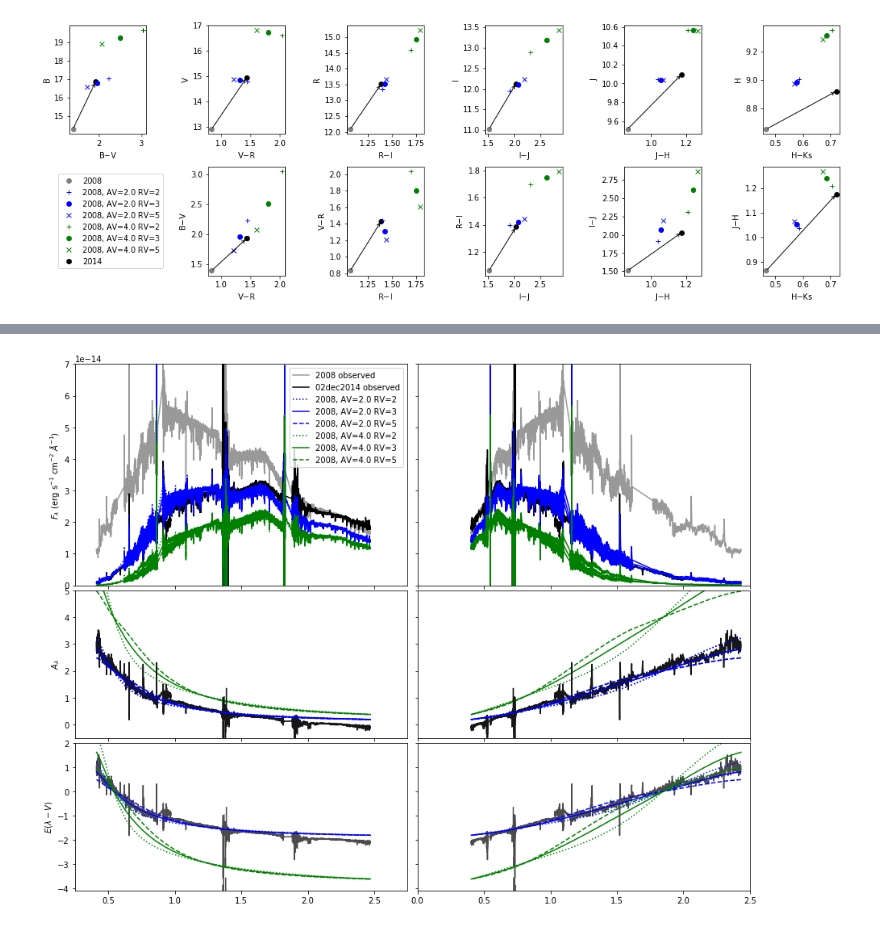
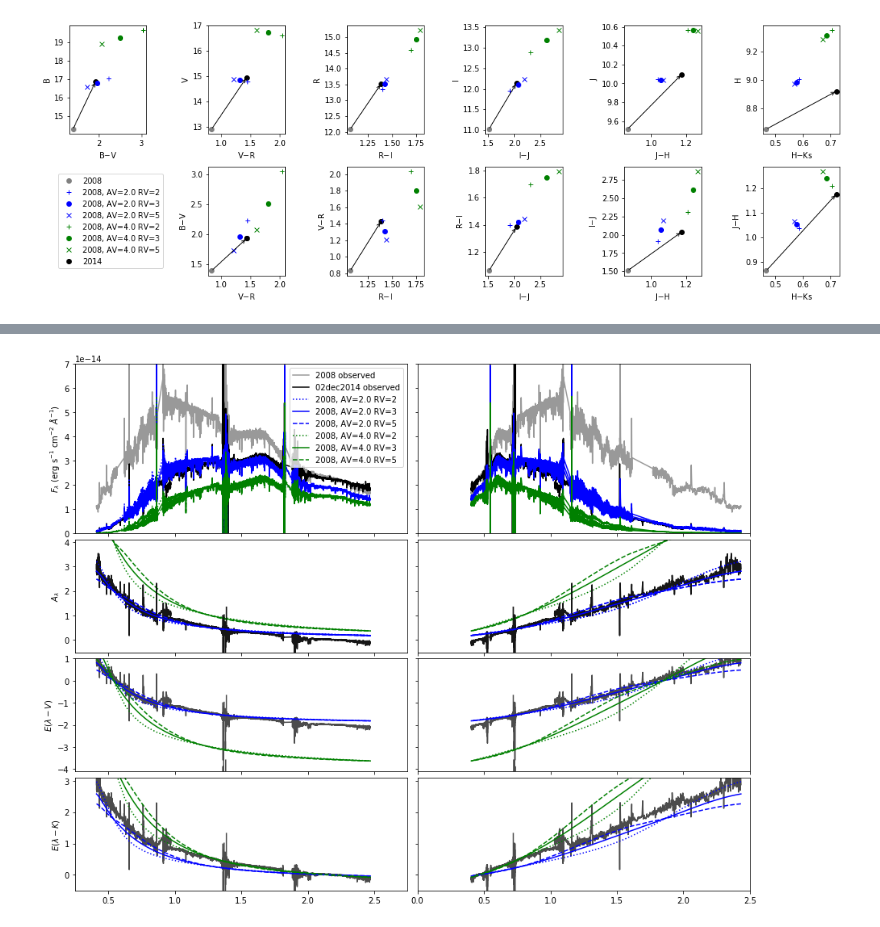
Before and after one commit to krislars/AA_Tau_Covey, a Jupyter notebook: AATau_data.ipynb, the cells around one changed output, grey strips where cells are left out. Drawn from its saved outputs; the diff is of its cells as text; code cells hidden in the pictures.

```diff
--- a/AATau_data.ipynb
+++ b/AATau_data.ipynb
@@ -618,7 +646,6 @@ To recap, there are three scaling tasks for the 2014 data:
 # %%
 from astropy import units as u
 # %%
-IRdata_dec02u = IRdata_dec02    * u.erg / (u.s * u.cm * u.cm * u.AA)
 IRdata_dec02u = IRdata_dec02    * u.erg / (u.s * u.cm * u.cm * u.AA)
 IRdata_dec12u = IRdata_dec12    * u.erg / (u.s * u.cm * u.cm * u.AA)
 IRdata_2008u  = IRdata_2008     * u.erg / (u.s * u.cm * u.cm * u.AA)
@@ -793,7 +820,11 @@ Conclusion: Scale Dec02 by 0.46 -> 1.82 and Dec12 by 0.50 -> 1.97 based on AAVSO
 # %%
 allwav_2008,alldata_2008=np.append(wavelength_2008,IRwavelength_2008),np.append(data_2008,IRdata_2008)
-allwav_dec02,alldata_dec02=np.append(wavelength_dec02,IRwavelength_dec02),np.append(data_dec02,IRdata_dec02)
-allwav_dec12,alldata_dec12=np.append(wavelength_dec12,IRwavelength_dec12),np.append(data_dec12,IRdata_dec12)
+allwav_dec02,alldata_dec02=np.append(wavelength_dec02,IRwavelength_dec02),np.append(data_dec02scale,IRdata_dec02)
+allwav_dec12,alldata_dec12=np.append(wavelength_dec12,IRwavelength_dec12),np.append(data_dec12scale,IRdata_dec12)
+
+allwav_2008u,alldata_2008u=np.append(wavelength_2008u,IRwavelength_2008u),np.append(data_2008u,IRdata_2008u)
+allwav_dec02u,alldata_dec02u=np.append(wavelength_dec02u,IRwavelength_dec02u),np.append(data_dec02u,IRdata_dec02u)
+allwav_dec12u,alldata_dec12u=np.append(wavelength_dec12u,IRwavelength_dec12u),np.append(data_dec12u,IRdata_dec12u)
 # %%
 interp2008=interp.interp1d(allwav_2008,alldata_2008)
 
@@ -881,11 +916,11 @@ FM09 $= (0.349/R_V + 2.087) / (1 + (\lambda/0.507)^\alpha)$, where $\alpha$ is i
 fig,ax=plt.subplots(1,1)
 ax.plot(1/notel_wav,notel_ext,'black',alpha=0.5)
 
-for Av in [2,3]:
-    ax.plot(1/notel_wav,Av*getFMext(notel_wav,3.0,'fmunred')/3.0,'black',label='F99 Av='+str(Av))
-    for Rv in [2,4]:
-        ax.plot(1/notel_wav,Av*(0.65-0.84/Rv)*notel_wav**-1.84,'blue',label='FM07 Rv='+str(Rv)+' Av='+str(Av))
-        ax.plot(1/notel_wav,Av*(0.349/Rv+2.087)/(1+(notel_wav/0.507)**2.5),'green',label='FM09 Rv='+str(Rv)+' Av='+str(Av))
+for A in [2,3]:
+    ax.plot(1/notel_wav,A*getFMext(notel_wav,3.0,'fmunred')/3.0,'black',label='F99 Av='+str(A))
+    for R in [2,4]:
+        ax.plot(1/notel_wav,A*(0.65-0.84/R)*notel_wav**-1.84,'blue',label='FM07 Rv='+str(R)+' Av='+str(A))
+        ax.plot(1/notel_wav,A*(0.349/R+2.087)/(1+(notel_wav/0.507)**2.5),'green',label='FM09 Rv='+str(R)+' Av='+str(A))
 
 ax.set_xlabel('$\lambda^{-1}$ [$\mu$m$^{-1}$]')
 ax.set_ylabel('$A_\lambda$  (observed)')
@@ -1286,69 +1482,83 @@ plt.show()
 # %%
-fig,axs=plt.subplots(3,2,sharex='col',sharey='row',figsize=(15,12),gridspec_kw = {'height_ratios':[3, 2, 2]})
+fig,axs=plt.subplots(4,2,sharex='col',sharey='row',figsize=(15,12),gridspec_kw = {'height_ratios':[3, 2, 2, 2]})
 
 # fig.subplots_adjust(hspace=0)
 
 # my little FMunred doesn't include UV, lambda < 0.411 micron
 
-axs[0,0].plot(allwav_2008u,alldata_2008u,'k',alpha=0.4,label='2008 observed')
-axs[0,0].plot(allwav_dec02u,alldata_dec02u,'k',label='02dec2014 observed')
-axs[0,1].plot(1/allwav_2008u,alldata_2008u,'k',alpha=0.4)
-axs[0,1].plot(1/allwav_dec02u,alldata_dec02u,'k')
+axs[0,0].plot(allwav_2008clip,alldata_2008clip,'k',alpha=0.4,label='2008 observed')
+axs[0,0].plot(allwav_dec02clip,alldata_dec02clip,'k',label='02dec2014 observed')
+axs[0,1].plot(1/allwav_2008clip,alldata_2008clip,'k',alpha=0.4)
+axs[0,1].plot(1/allwav_dec02clip,alldata_dec02clip,'k')
 
-axs[0,0].plot(allwav_2008u,fobs1ext[0,:],'b',label='2008, AV=2.0 RV=2',linestyle='dotted')
-axs[0,1].plot(1/allwav_2008u,fobs1ext[0,:],'b')
-axs[0,0].plot(allwav_2008u,fobs1ext[1,:],'b',label='2008, AV=2.0 RV=3',linestyle='solid')
-axs[0,1].plot(1/allwav_2008u,fobs1ext[1,:],'b')
-axs[0,0].plot(allwav_2008u,fobs1ext[2,:],'b',label='2008, AV=2.0 RV=5',linestyle='dashed')
-axs[0,1].plot(1/allwav_2008u,fobs1ext[2,:],'b')
+axs[0,0].plot(allwav_2008clip,fobs1ext[0,:],'b',label='2008, AV=2.0 RV=2',linestyle='dotted')
+axs[0,1].plot(1/allwav_2008clip,fobs1ext[0,:],'b')
+axs[0,0].plot(allwav_2008clip,fobs1ext[1,:],'b',label='2008, AV=2.0 RV=3',linestyle='solid')
+axs[0,1].plot(1/allwav_2008clip,fobs1ext[1,:],'b')
+axs[0,0].plot(allwav_2008clip,fobs1ext[2,:],'b',label='2008, AV=2.0 RV=5',linestyle='dashed')
+axs[0,1].plot(1/allwav_2008clip,fobs1ext[2,:],'b')
 
-axs[0,0].plot(allwav_2008u,fobs1ext[3,:],'g',label='2008, AV=4.0 RV=2',linestyle='dotted')
-axs[0,1].plot(1/allwav_2008u,fobs1ext[3,:],'g')
-axs[0,0].plot(allwav_2008u,fobs1ext[4,:],'g',label='2008, AV=4.0 RV=3',linestyle='solid')
-axs[0,1].plot(1/allwav_2008u,fobs1ext[4,:],'g')
-axs[0,0].plot(allwav_2008u,fobs1ext[5,:],'g',label='2008, AV=4.0 RV=5',linestyle='dashed')
-axs[0,1].plot(1/allwav_2008u,fobs1ext[5,:],'g')
+axs[0,0].plot(allwav_2008clip,fobs1ext[3,:],'g',label='2008, AV=4.0 RV=2',linestyle='dotted')
+axs[0,1].plot(1/allwav_2008clip,fobs1ext[3,:],'g')
+axs[0,0].plot(allwav_2008clip,fobs1ext[4,:],'g',label='2008, AV=4.0 RV=3',linestyle='solid')
+axs[0,1].plot(1/allwav_2008clip,fobs1ext[4,:],'g')
+axs[0,0].plot(allwav_2008clip,fobs1ext[5,:],'g',label='2008, AV=4.0 RV=5',linestyle='dashed')
+axs[0,1].plot(1/allwav_2008clip,fobs1ext[5,:],'g')
 
 
 axs[0,0].set_xlim(0.25,2.75)
 axs[0,0].set_ylim(0,0.7E-13)
 axs[0,0].set_ylabel('$F_\lambda$ (erg s$^{-1}$ cm$^{-2}$ $\AA^{-1}$)')
 axs[0,0].legend(loc='best')
 axs[0,1].set_xlim(0,2.5)
 axs[0,1].set_ylim(0,0.7E-13)
 
 
 axs[1,0].set_ylabel('$A_\lambda$')
-axs[1,0].set_ylim(-0.5,5)
+axs[1,0].set_ylim(-0.5,4.1)
 axs[1,0].plot(allwav_dec02[allwav_dec02>0.411],ext_dec02[allwav_dec02>0.411],'k',alpha=0.7)
 axs[1,1].plot(1./allwav_dec02[allwav_dec02>0.411],ext_dec02[allwav_dec02>0.411],'k',alpha=0.7)
 for j,line, in list(zip(range(3),('dotted','solid','dashed'))):
-        axs[1,0].plot(allwav_2008u,obs1ext[j,:],'b',linestyle=line)
-        axs[1,1].plot(1/allwav_2008u,obs1ext[j,:],'b',linestyle=line)
-        axs[1,0].plot(allwav_2008u,obs1ext[j+3,:],'g',linestyle=line)
-        axs[1,1].plot(1/allwav_2008u,obs1ext[j+3,:],'g',linestyle=line)
+        axs[1,0].plot(allwav_2008clip,obs1ext[j,:],'b',linestyle=line)
+        axs[1,1].plot(1/allwav_2008clip,obs1ext[j,:],'b',linestyle=line)
+        axs[1,0].plot(allwav_2008clip,obs1ext[j+3,:],'g',linestyle=line)
+        axs[1,1].plot(1/allwav_2008clip,obs1ext[j+3,:],'g',linestyle=line)
 
 axs[1,0].plot(allwav_dec02[allwav_dec02>0.411],ext_dec02[allwav_dec02>0.411],'k',alpha=0.7)
 axs[1,1].plot(1./allwav_dec02[allwav_dec02>0.411],ext_dec02[allwav_dec02>0.411],'k',alpha=0.7)
 for j,line, in list(zip(range(3),('dotted','solid','dashed'))):
-        axs[1,0].plot(allwav_2008u,obs1ext[j,:],'b',linestyle=line)
-        axs[1,1].plot(1/allwav_2008u,obs1ext[j,:],'b',linestyle=line)
+        axs[1,0].plot(allwav_2008clip,obs1ext[j,:],'b',linestyle=line)
+        axs[1,1].plot(1/allwav_2008clip,obs1ext[j,:],'b',linestyle=line)
 
 axs[2,0].set_ylabel('$E(\lambda-V)$')
-axs[2,0].set_ylim(-0.5,5)
 axs[2,0].plot(allwav_dec02[allwav_dec02>0.411],ext_dec02[allwav_dec02>0.411]-2.0,'k',alpha=0.7)
 axs[2,1].plot(1./allwav_dec02[allwav_dec02>0.411],ext_dec02[allwav_dec02>0.411]-2.0,'k',alpha=0.7)
 for j,line, in list(zip(range(3),('dotted','solid','dashed'))):
-        axs[2,0].plot(allwav_2008u,obs1ext[j,:]-2.0,'b',linestyle=line)
-        axs[2,1].plot(1/allwav_2008u,obs1ext[j,:]-2.0,'b',linestyle=line)
-        axs[2,0].plot(allwav_2008u,obs1ext[j+3,:]-4.0,'g',linestyle=line)
-        axs[2,1].plot(1/allwav_2008u,obs1ext[j+3,:]-4.0,'g',linestyle=line)
-axs[2,0].set_ylim(-4.1,2)
+        axs[2,0].plot(allwav_2008clip,obs1ext[j,:]-2.0,'b',linestyle=line)
+        axs[2,1].plot(1/allwav_2008clip,obs1ext[j,:]-2.0,'b',linestyle=line)
+        axs[2,0].plot(allwav_2008clip,obs1ext[j+3,:]-4.0,'g',linestyle=line)
+        axs[2,1].plot(1/allwav_2008clip,obs1ext[j+3,:]-4.0,'g',linestyle=line)
+axs[2,0].set_ylim(-4.1,1)
+
+AH=mags2[1]-mags1[1]
+AK=mags2[0]-mags1[0]
+AHext=mags1ext[:,1]-mags1[1]
+AKext=mags1ext[:,0]-mags1[0]
+
+axs[3,0].set_ylabel('$E(\lambda-K)$')
+axs[3,0].plot(allwav_dec02[allwav_dec02>0.411],(ext_dec02[allwav_dec02>0.411]-AK),'k',alpha=0.7)
+axs[3,1].plot(1./allwav_dec02[allwav_dec02>0.411],(ext_dec02[allwav_dec02>0.411]-AK),'k',alpha=0.7)
+for j,line, in list(zip(range(3),('dotted','solid','dashed'))):
+        axs[3,0].plot(allwav_2008clip,(obs1ext[j,:]-AKext[j]),'b',linestyle=line)
+        axs[3,1].plot(1/allwav_2008clip,(obs1ext[j,:]-AKext[j]),'b',linestyle=line)
+        axs[3,0].plot(allwav_2008clip,(obs1ext[j+3,:]-AKext[j+3]),'g',linestyle=line)
+        axs[3,1].plot(1/allwav_2008clip,(obs1ext[j+3,:]-AKext[j+3]),'g',linestyle=line)
+axs[3,0].set_ylim(-0.5,3.1)
 
 
-fig.subplots_adjust(hspace=0.03)
+fig.subplots_adjust(hspace=0.05)
 fig.subplots_adjust(wspace=0.03)
 
 plt.show()
 # %% [output]
-[figure, old version]
+[figure, new version]
```
Also changed, not shown: parts of 86 cells of this notebook.
